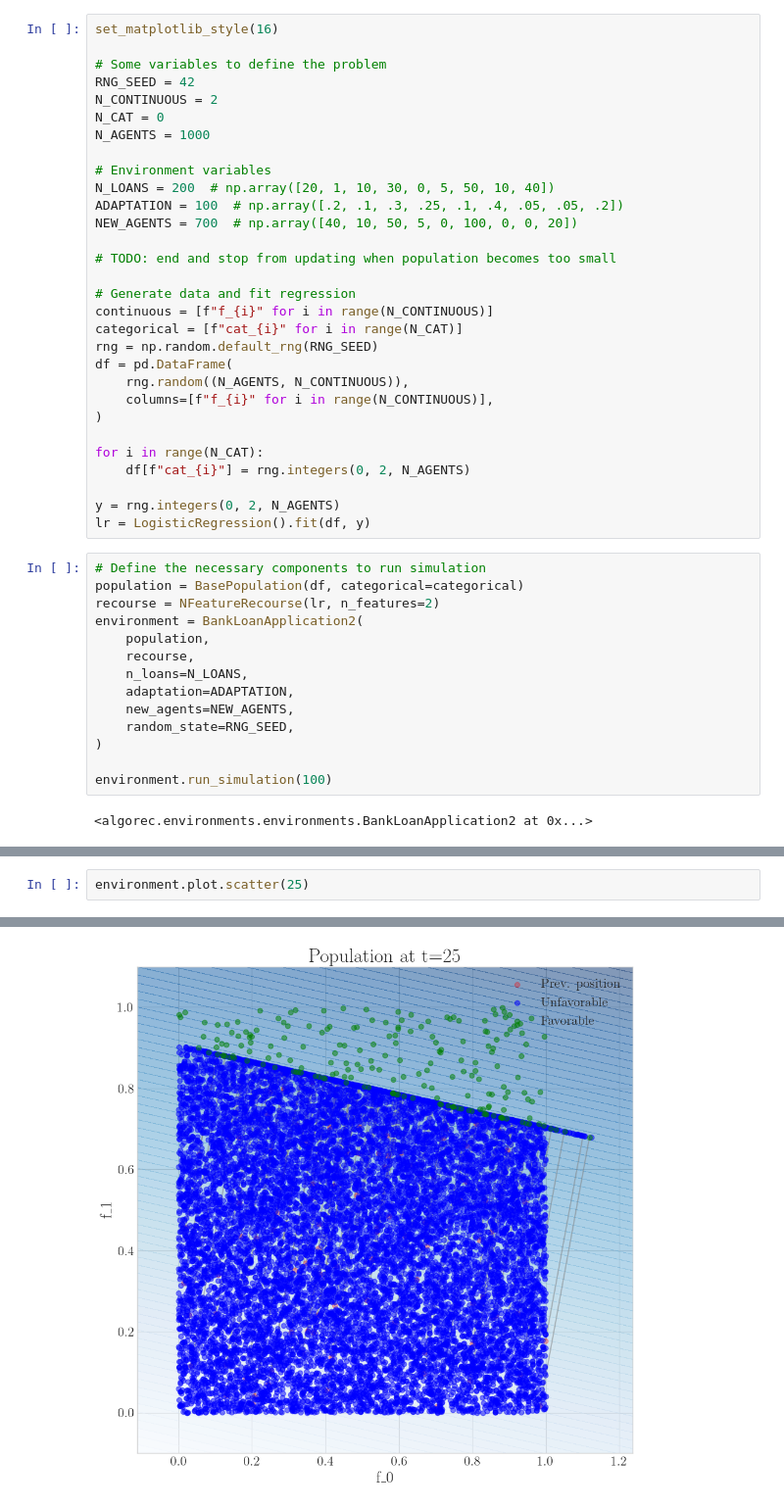
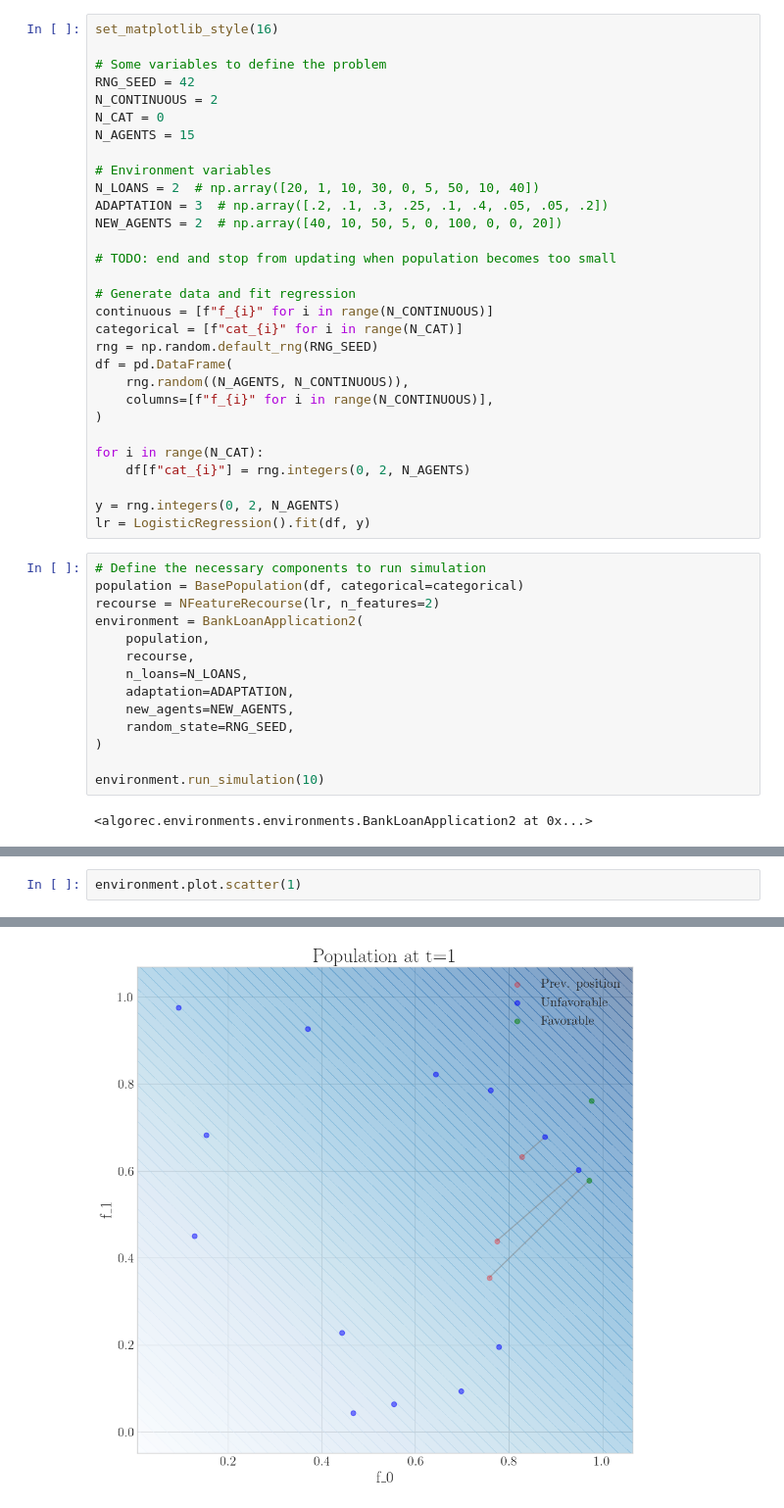
Before and after one commit to joaopfonseca/recourse-over-time, a Jupyter notebook: notebooks/1.1-bank-loan-env2.ipynb, the cells around one changed output, grey strips where cells are left out. Shown at 98% size. Drawn from its saved outputs; the diff is of its cells as text.

```diff
--- a/notebooks/1.1-bank-loan-env2.ipynb
+++ b/notebooks/1.1-bank-loan-env2.ipynb
@@ -18,12 +18,12 @@ set_matplotlib_style(16)
 RNG_SEED = 42
 N_CONTINUOUS = 2
 N_CAT = 0
-N_AGENTS = 1000
+N_AGENTS = 15
 
 # Environment variables
-N_LOANS = 200  # np.array([20, 1, 10, 30, 0, 5, 50, 10, 40])
-ADAPTATION = 100  # np.array([.2, .1, .3, .25, .1, .4, .05, .05, .2])
-NEW_AGENTS = 700  # np.array([40, 10, 50, 5, 0, 100, 0, 0, 20])
+N_LOANS = 2  # np.array([20, 1, 10, 30, 0, 5, 50, 10, 40])
+ADAPTATION = 3  # np.array([.2, .1, .3, .25, .1, .4, .05, .05, .2])
+NEW_AGENTS = 2  # np.array([40, 10, 50, 5, 0, 100, 0, 0, 20])
 
 # TODO: end and stop from updating when population becomes too small
 
@@ -54,7 +54,7 @@ environment = BankLoanApplication2(
     random_state=RNG_SEED,
 )
 
-environment.run_simulation(100)
+environment.run_simulation(10)
 # %% [output]
 <algorec.environments.environments.BankLoanApplication2 at 0x...>
 # %%
@@ -66,3 +65,3 @@ environment.plot.agent_scores()
 # %%
-environment.plot.scatter(25)
+environment.plot.scatter(1)
 # %% [output]
@@ -71,3 +69,3 @@ environment.plot.scatter(25)
-[figure, old version]
+[figure, new version]
 # %%
 environment.plot.scores_histogram(0)
```
Also changed, not shown: parts of 12 cells of this notebook, 9 other files.
